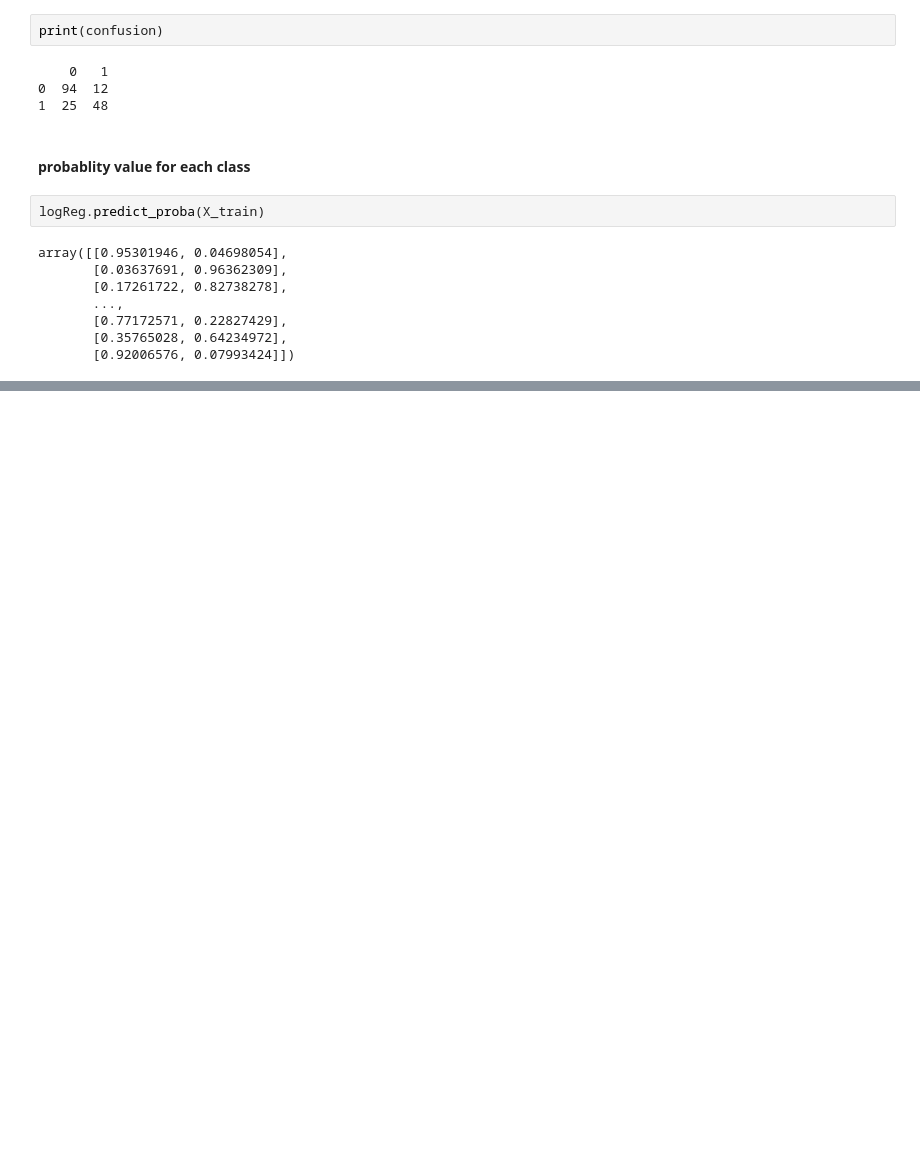
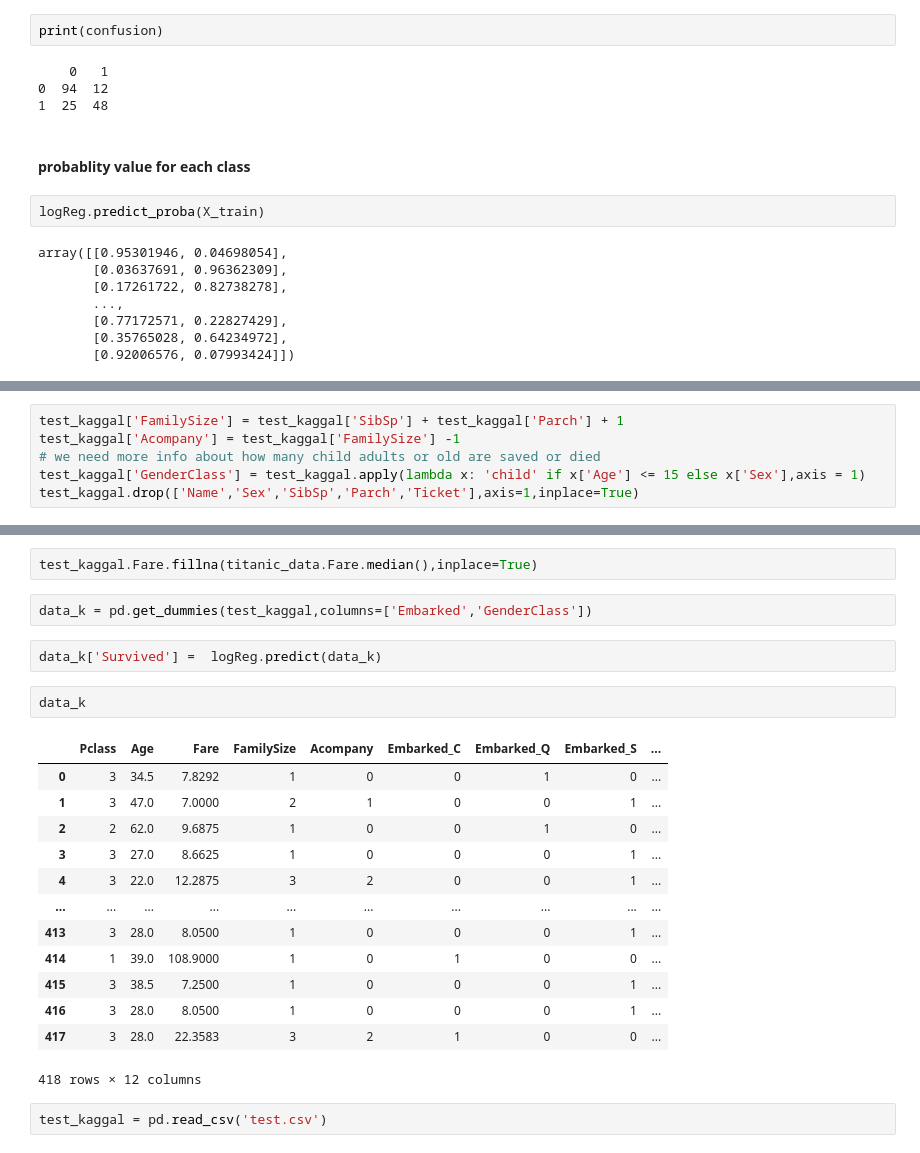
Before and after one commit to IshantWadhwa4/Machine_Learning, a Jupyter notebook: Supervisedlearning/LogReg/LogisticRegration.ipynb, the cells around one changed output, grey strips where cells are left out. Cells and saved outputs as stored; diff of their text form; blank space fills up the shorter version.

```diff
--- a/Supervisedlearning/LogReg/LogisticRegration.ipynb
+++ b/Supervisedlearning/LogReg/LogisticRegration.ipynb
@@ -292,0 +320,6 @@ array([[0.95301946, 0.04698054],
+# %%
+test_kaggal['FamilySize'] = test_kaggal['SibSp'] + test_kaggal['Parch'] + 1
+test_kaggal['Acompany'] = test_kaggal['FamilySize'] -1
+# we need more info about how many child adults or old are saved or died
+test_kaggal['GenderClass'] = test_kaggal.apply(lambda x: 'child' if x['Age'] <= 15 else x['Sex'],axis = 1)
+test_kaggal.drop(['Name','Sex','SibSp','Parch','Ticket'],axis=1,inplace=True)
@@ -292,0 +341,24 @@ array([[0.95301946, 0.04698054],
+# %%
+test_kaggal.Fare.fillna(titanic_data.Fare.median(),inplace=True)
+# %%
+data_k = pd.get_dummies(test_kaggal,columns=['Embarked','GenderClass'])
+# %%
+data_k['Survived'] =  logReg.predict(data_k)
+# %%
+data_k
+# %% [output]
+|  | Pclass | Age | Fare | FamilySize | Acompany | Embarked_C | Embarked_Q | Embarked_S | ... |
+| 0 | 3 | 34.5 | 7.8292 | 1 | 0 | 0 | 1 | 0 | ... |
+| 1 | 3 | 47.0 | 7.0000 | 2 | 1 | 0 | 0 | 1 | ... |
+| 2 | 2 | 62.0 | 9.6875 | 1 | 0 | 0 | 1 | 0 | ... |
+| 3 | 3 | 27.0 | 8.6625 | 1 | 0 | 0 | 0 | 1 | ... |
+| 4 | 3 | 22.0 | 12.2875 | 3 | 2 | 0 | 0 | 1 | ... |
+| ... | ... | ... | ... | ... | ... | ... | ... | ... | ... |
+| 413 | 3 | 28.0 | 8.0500 | 1 | 0 | 0 | 0 | 1 | ... |
+| 414 | 1 | 39.0 | 108.9000 | 1 | 0 | 1 | 0 | 0 | ... |
+| 415 | 3 | 38.5 | 7.2500 | 1 | 0 | 0 | 0 | 1 | ... |
+| 416 | 3 | 28.0 | 8.0500 | 1 | 0 | 0 | 0 | 1 | ... |
+| 417 | 3 | 28.0 | 22.3583 | 3 | 2 | 1 | 0 | 0 | ... |
+418 rows × 12 columns
+# %%
+test_kaggal = pd.read_csv('test.csv')
```
Also changed, not shown: parts of 10 cells of this notebook.
